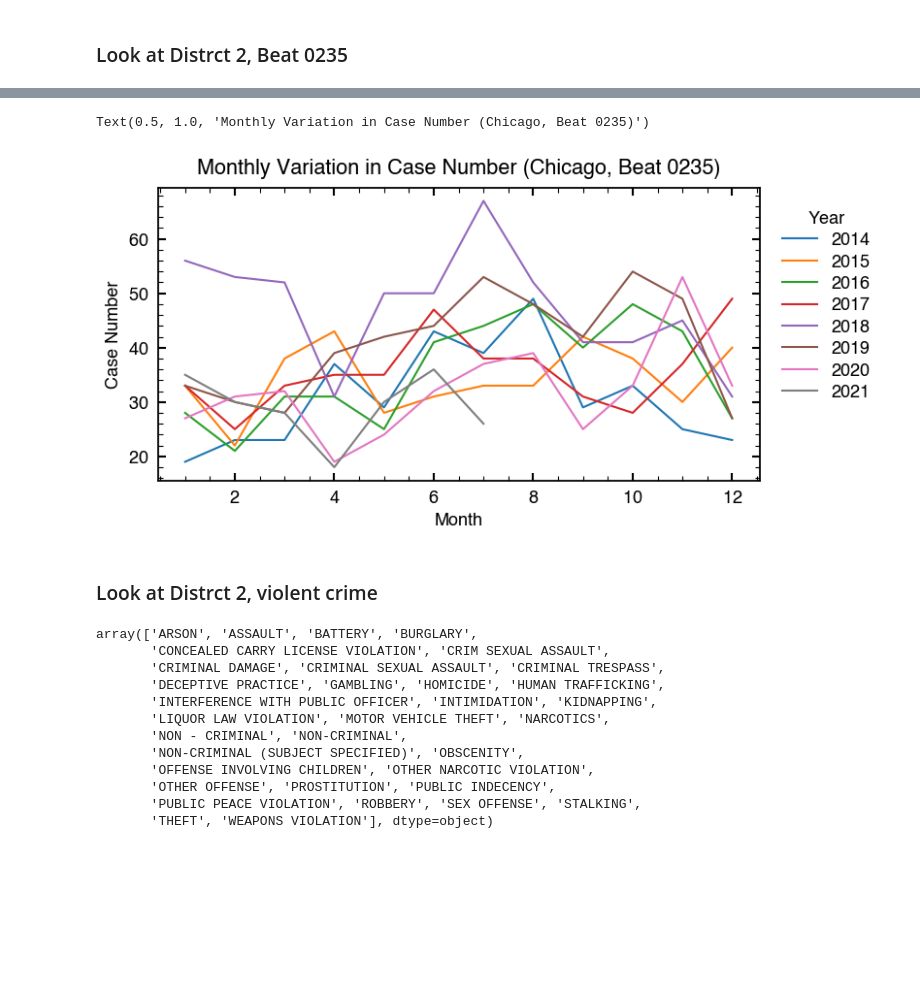
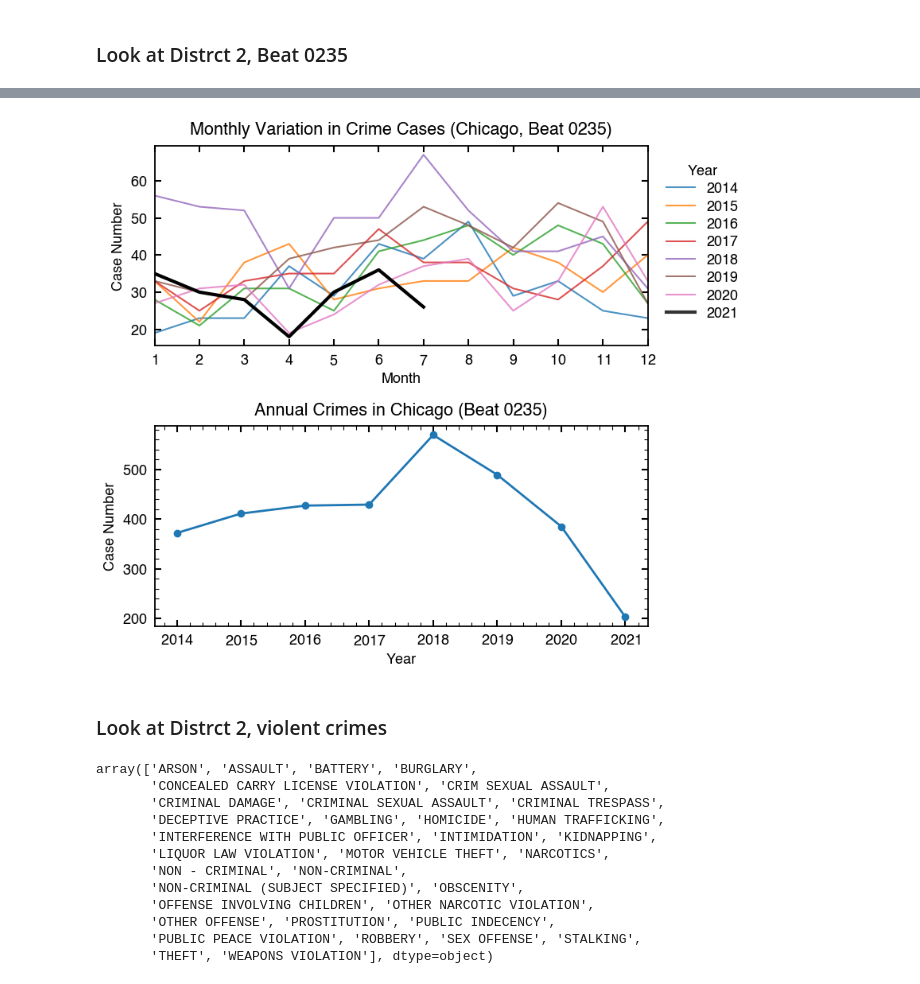
Before and after one commit to AstroJacobLi/ChicagoCrimes, a Jupyter notebook: Crime-history.ipynb, the cells around one changed output, grey strips where cells are left out. Saved outputs shown, nothing was run; the diff lists cells and outputs as text; code cells hidden in the pictures; blank space fills up the shorter version.

```diff
--- a/Crime-history.ipynb
+++ b/Crime-history.ipynb
@@ -115,15 +147,43 @@ Text(0.5, 1.0, 'Annual Case Number in Chicago (Beat 0235)')
-# %%
-fig, ax = plt.subplots(figsize=(8, 4))
-piv.plot(ax=ax, ylabel='Case Number')
-lgd = ax.get_legend()
-lgd.set_bbox_to_anchor([1, 1])
-ax.ticklabel_format(useOffset=False, style='plain')
-plt.title('Monthly Variation in Case Number (Chicago, Beat 0235)')
-# %% [output]
-Text(0.5, 1.0, 'Monthly Variation in Case Number (Chicago, Beat 0235)')
-[figure, removed]
+# %%
+fig, axes = plt.subplots(2, 1, figsize=(8, 8))
+
+plt.sca(axes[0])
+ax = axes[0]
+piv.plot(ax=ax, ylabel='Case Number', alpha=0.8)
+
+ln = ax.get_lines()[-1]
+ln.set_linewidth(3)
+ln.set_alpha(1)
+ln.set_color('k')
+
+lgd = ax.get_legend()
+lgd.set_bbox_to_anchor([1, 1])
+lgd.get_lines()[-1].set_linewidth(3)
+lgd.get_lines()[-1].set_color('k')
+
+ax.ticklabel_format(useOffset=False, style='plain')
+ax.set_xticks(np.arange(1, 13, 1), minor=False)
+ax.set_xlim(1, 12)
+ax.minorticks_off()
+
+plt.title('Monthly Variation in Crime Cases (Chicago, Beat 0235)')
+
+
+plt.sca(axes[1])
+ax = axes[1]
+
+month_df.groupby('Year').sum()['Case Number'].plot(ylabel='Case Number', ax=ax, linewidth=2, marker='o')
+ax.ticklabel_format(useOffset=False, style='plain')
+plt.title('Annual Crimes in Chicago (Beat 0235)')
+
+
+plt.subplots_adjust(hspace=0.4)
+
+plt.savefig('Chicago-beat-0235.png')
+# %% [output]
+[figure, added]
 # %% [markdown]
-### Look at Distrct 2, violent crime
+### Look at Distrct 2, violent crimes
 # %%
 np.unique(dff['Primary Type'])
 # %% [output]
```
Also changed, not shown: parts of 34 cells of this notebook, 7 other files.
